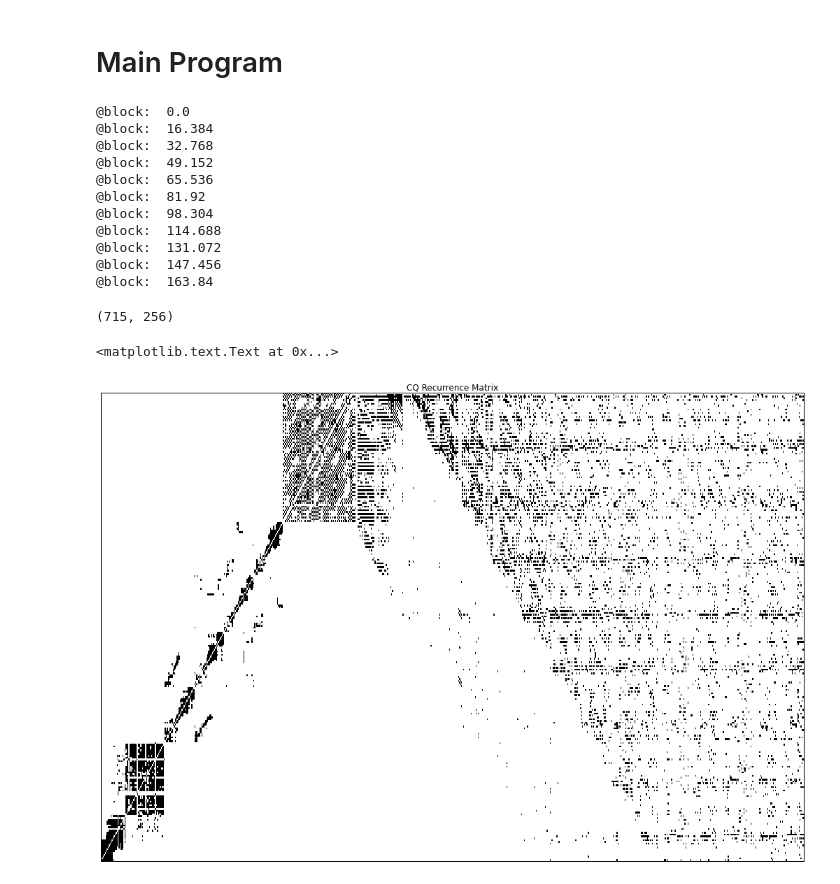
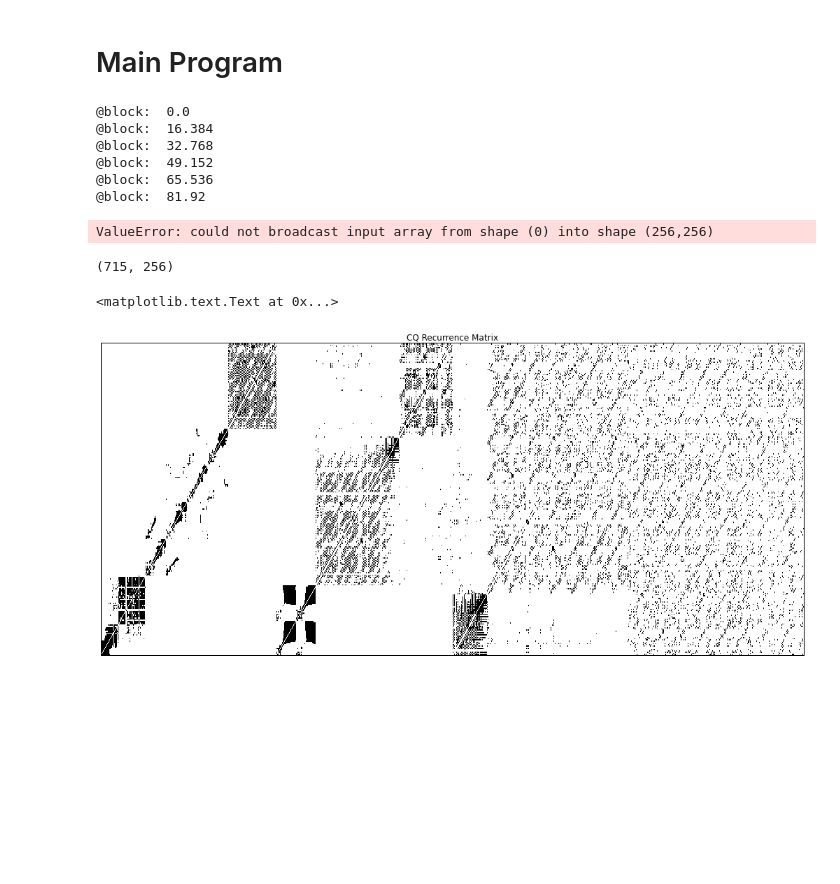
Before and after one commit to hydev/MPA-project, a Jupyter notebook: mixanalyzer.ipynb, the cells around one changed output. Cells and saved outputs as stored; diff of their text form; code cells hidden in the pictures; blank space fills up the shorter version.

```diff
--- a/mixanalyzer.ipynb
+++ b/mixanalyzer.ipynb
@@ -120,7 +121,8 @@ def correlate2d_diagonal(matrix, kernel):
 # %%
 blocksize = n_blocks * 1/sr * framesize #seconds
 
-horizon = 4 #* blocksize
+horizon = 4 * n_blocks
+horizon_step = horizon//2
 
 duration = get_audiofile_duration(filename)
 segments = np.arange(0,180,blocksize) # replace fixed value with duration!
@@ -128,7 +130,11 @@ segments = np.arange(0,180,blocksize) # replace fixed value with duration!
 kernel = create_kernel(kernel_size)
 
 feature_buffer.clear()
+rec_buffer.clear()
 recurrence_buffer = []
+novelty_buffer = []
+
+novelty_calc_matrix = np.zeros((2*horizon, 2*horizon))
 
 # iterate through the whole file
 for i, block in enumerate(segments):
@@ -139,17 +145,29 @@ for i, block in enumerate(segments):
 #    print("CQ shape:", np.shape(CQ))
     feature_buffer.extend(CQ.T)
 #    print(np.shape(list(feature_buffer)))
-    while len(feature_buffer) >= horizon * n_blocks:
+    while len(feature_buffer) >= horizon:
+        features = [feature_buffer.popleft() for x in range(0, horizon_step)]
+        features.extend(list(feature_buffer)[:horizon_step])
         # compute recurrence matrix
-        R_CQ = librosa.segment.recurrence_matrix(np.array(list(feature_buffer)[:horizon * n_blocks]).T, k=None, width=1, metric='sqeuclidean', sym=True, axis=-1)
-#        print(np.shape(R_CQ))
-        if recurrence_buffer: # check if it's empty
-            recurrence_buffer.append(R_CQ[-1])
-        else:
-            recurrence_buffer.extend(R_CQ)
-        feature_buffer.popleft() # throw away one feature vector
+#        R_CQ = librosa.segment.recurrence_matrix(np.array(list(feature_buffer)[:horizon]).T, k=None, width=1, metric='sqeuclidean', sym=True, axis=-1)
+        R_CQ = librosa.segment.recurrence_matrix(np.array(features).T, k=None, width=1, metric='sqeuclidean', sym=True, axis=-1)
+#        rec_buffer.extend(R_CQ[:horizon_step, :horizon_step])
+        rec_buffer.extend(R_CQ)
 
-#    novelty = correlate2d_diagonal(R_CQ, kernel)
+    while len(rec_buffer) >= 3*horizon:
+        novelty_calc_matrix[:horizon, :horizon] = [rec_buffer.popleft() for x in range(0, horizon)]
+        novelty_calc_matrix[horizon_step:horizon+horizon_step, horizon_step:horizon+horizon_step] = np.array(list(rec_buffer)[:horizon])
+        novelty_calc_matrix[horizon:2*horizon, horizon:2*horizon] = np.array(list(rec_buffer)[horizon:2*horizon])
+
+        #print(np.shape(R_CQ))
+#         if recurrence_buffer: # check if it's empty
+#             recurrence_buffer.append(R_CQ[-1])
+#         else:
+#             recurrence_buffer.extend(R_CQ)
+#        for j in range(0,)
+#        feature_buffer.popleft() # throw away one feature vector
+
+#        novelty = correlate2d_diagonal(R_CQ, kernel)
 
 #     print("feature buffer:", len(feature_buffer))
 #     print("feature buffer pop shape:", np.shape(feature_buffer.popleft()))
@@ -164,11 +182,7 @@ for i, block in enumerate(segments):
 @block:  49.152
 @block:  65.536
 @block:  81.92
-@block:  98.304
-@block:  114.688
-@block:  131.072
-@block:  147.456
-@block:  163.84
+ValueError: could not broadcast input array from shape (0) into shape (256,256)
 # %%
 #R_CQ = librosa.segment.recurrence_matrix(np.array(list(feature_buffer)).T, k=None, width=1, metric='sqeuclidean', sym=True, axis=-1)
 np.shape(recurrence_buffer)
@@ -177,14 +191,14 @@ np.shape(recurrence_buffer)
 # %% [output]
 (715, 256)
 # %%
-plt.figure(figsize=(18,12))
+plt.figure(figsize=(18,8))
 
 librosa.display.specshow(np.array(recurrence_buffer).T)
 
 plt.title('CQ Recurrence Matrix')
 # %% [output]
 <matplotlib.text.Text at 0x...>
-[figure, old version]
+[figure, new version]
 # %%
 plt.figure(figsize=(12,4))
 plt.plot(novelty)
```
Also changed, not shown: parts of 1 cell of this notebook, 1 other file.
